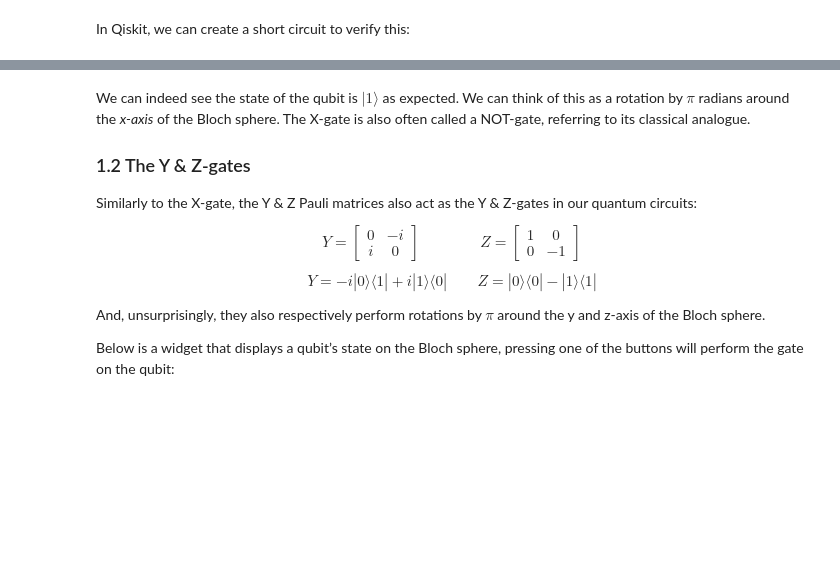
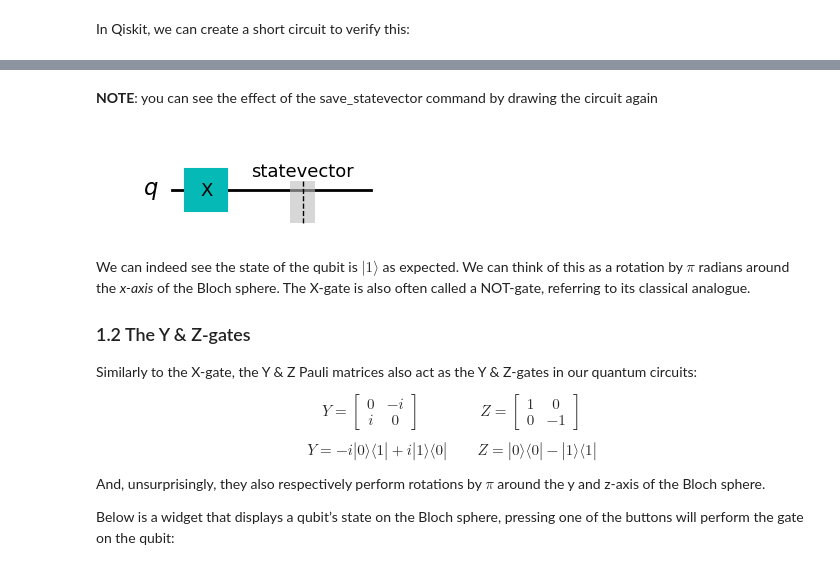
Before and after one commit to gurudevdutt/phys1470-qiskit, a Jupyter notebook: single-qubit-gates.ipynb, the cells around one changed output, grey strips where cells are left out. Saved outputs shown, nothing was run; the diff lists cells and outputs as text; code cells hidden in the pictures; blank space fills up the shorter version.

```diff
--- a/single-qubit-gates.ipynb
+++ b/single-qubit-gates.ipynb
@@ -100,3 +102,9 @@ plot_bloch_multivector(state)
+# %% [markdown]
+**NOTE**: you can see the effect of the save_statevector command by drawing the circuit again
+# %%
+qc.draw()
+# %% [output]
+[figure, added]
 # %% [markdown]
 We can indeed see the state of the qubit is $|1\rangle$ as expected. We can think of this as a rotation by $\pi$ radians around the *x-axis* of the Bloch sphere. The X-gate is also often called a NOT-gate, referring to its classical analogue.
 
```
Also changed, not shown: parts of 12 cells of this notebook.
